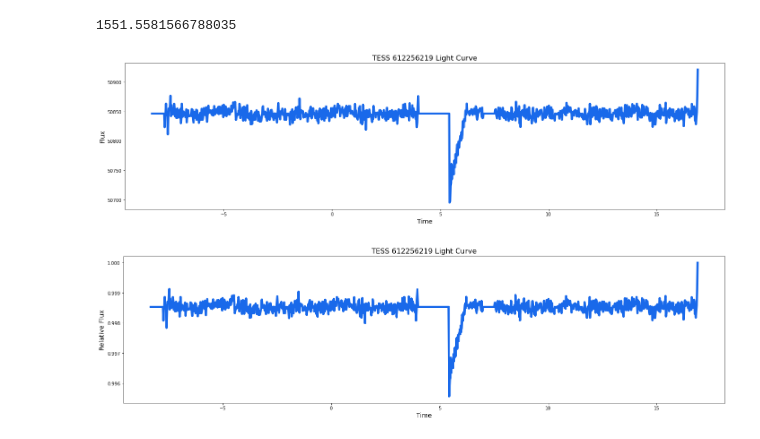
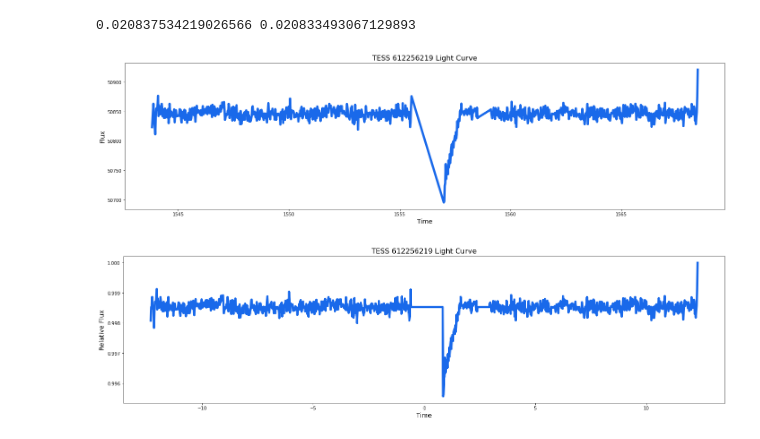
Before and after one commit to joshua-bromley/tessSignalInjection, a Jupyter notebook: lightCurveSums/injectNoise.ipynb, the cells around one changed output. Cells and saved outputs as stored; diff of their text form; code cells hidden in the pictures.

```diff
--- a/lightCurveSums/injectNoise.ipynb
+++ b/lightCurveSums/injectNoise.ipynb
@@ -18,24 +32,25 @@ fp.close()
 # %%
-def cutLightCurve(times, lc, t0, t1):
-    ## Cuts a light curve to be between t0 and t1
+def fillLightCurve(times, lc):
     ## Fills times gaps with median light curve value
-    ##Assumption: The difference between the first two time points is representative of a normal or minimum time gap
     ##Assumption: Filling gaps with the median flux value will not make the light curve super wierd
     med = np.median(lc)
-    dif = times[1]-times[0]
+    dif = []
+    for i in range(len(cutTimes) -1):
+        dif.append(cutTimes[i+1]-cutTimes[i])
+
+    print(max(dif), min(dif))
     newTimes = []
     newLc = []
     i = 0
     while i < len(times):
-        if times[i] > t0 and times[i] < t1:
-            if times[i] - times[i-1] > 2*dif:
-                times = np.insert(times, i, times[i-1]+dif)
-                lc = np.insert(lc,i,med)
-            newTimes.append(times[i])
-            newLc.append(lc[i])
+        if times[i] - times[i-1] > 1.2*min(dif):
+            times = np.insert(times, i, times[i-1]+min(dif))
+            lc = np.insert(lc,i,med)
+        newTimes.append(times[i])
+        newLc.append(lc[i])
         i += 1
 
-    return newTimes,newLc
+    return newTimes, newLc
 # %%
 def ebtExtendLC(LC, overlapTimes, times):
     ##Extends a light curve from Eight Bit Transit by adding full flux to the ends for the desired length
@@ -98,29 +115,31 @@ def cleanTimes(lc, times, newTimes):
             i += 1
     return lc, newTimes
 # %%
-q = data[11] #Importing data from the pickle file
-times = data[6]
-lc = data[8]
+q = data[11]==0 #Importing data from the pickle file
+times = data[6][q]
+lc = data[8][q]
+'''
 medLc = np.median(lc)
 for i in range(len(lc)): ##Replacing low quality data with the median, it is important that the time array has regular spacing
     if q[i] != 0:
         lc[i] = medLc
+'''
 
-cutTimes, cutLc = cutLightCurve(times, lc, 1500, 1600) ##Cut Extraneous Edge Behavior
-midTime = np.percentile(cutTimes,33) ##Set the 0 point at 3/4. Eight Bit Transit centers light curves at 0 so put this where you want to center the transit
+cutTimes, cutLc = fillLightCurve(times, lc) ##Fill Gaps
+midTime = np.percentile(cutTimes,50) ##Set the 0 point at 3/4. Eight Bit Transit centers light curves at 0 so put this where you want to center the transit
 ##Tess light curves seem to have a 2 day gap near the center
-print(midTime)
 cutTimes = cutTimes - midTime
 
+
 fig, ax = plt.subplots(1,1,figsize=(24,6))##Plotting
-ax.plot(cutTimes,cutLc,color="#1969ea",ls="-",lw=5)
+ax.plot(times,lc,color="#1969ea",ls="-",lw=5)
 plt.xlabel("Time",fontsize=14)
 plt.ylabel("Flux",fontsize=14)
 plt.title(r"TESS 612256219 Light Curve",fontsize=16)
 plt.show()
 # %% [output]
-1551.5581566788035
+0.020837534219026566 0.020833493067129893
-[figure, old version]
+[figure, new version]
 # %%
 maxlc = max(cutLc)##Normalize Light Curve
 normLc = cutLc/maxlc
@@ -132,7 +151,7 @@ plt.ylabel("Relative Flux",fontsize=14)
 plt.title(r"TESS 612256219 Light Curve",fontsize=16)
 plt.show()
 # %% [output]
-[figure, old version]
+[figure, new version]
 # %%
 #times = np.linspace(-10.0,10.0,500) ##Create Eight Bit Transit Object
 
```
Also changed, not shown: parts of 6 cells of this notebook, 3 other files.
